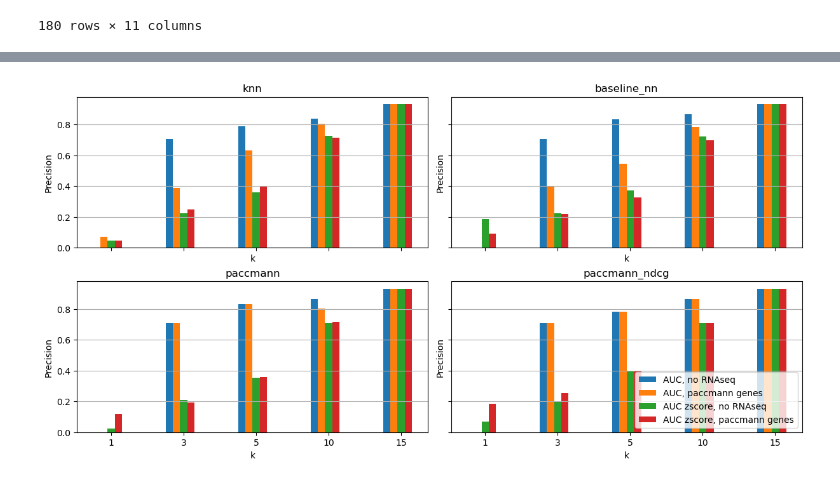
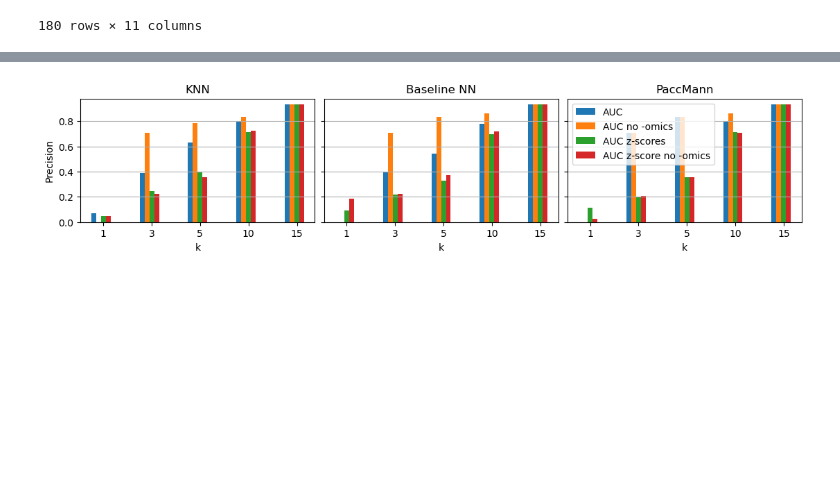
Before and after one commit to UroGenus/GDSC_Pancreatic_study, a Jupyter notebook: Pancreatic_models_evaluation.ipynb, the cells around one changed output, grey strips where cells are left out. Saved outputs shown, nothing was run; the diff lists cells and outputs as text; code cells hidden in the pictures; blank space fills up the shorter version.

```diff
--- a/Pancreatic_models_evaluation.ipynb
+++ b/Pancreatic_models_evaluation.ipynb
@@ -458,36 +479,39 @@ plt.savefig('figures/results/Pancreatic/Pancreatic_models_ranking_solo.png', fac
 # %%
-fig, axs = plt.subplots(nrows=2, ncols=2, figsize=(12,6), constrained_layout=True,
+fig, axs = plt.subplots(nrows=1, ncols=3, figsize=(11,2.5), constrained_layout=True,
                         sharey=True, sharex=True)
 axs = axs.ravel()
 
 X = ks
 X_axis = np.arange(len(X))
+X_lab = ['KNN', 'Baseline NN', 'PaccMann']
 
-for i, model in enumerate(['knn', 'baseline_nn', 'paccmann', 'paccmann_ndcg']):
+for i, model in enumerate(['knn', 'baseline_nn', 'paccmann']):
     model_ranking = ranking_res[(ranking_res.model == model) & (ranking_res['mode'] == 'gdsc_pan')]
 
+
     axs[i].bar(X_axis - 0.2, model_ranking[(model_ranking.drug_response == 'AUC')&
+                                           (model_ranking.genes == 'paccmann genes')].prec.values, 0.1,
+               label = 'AUC')
+    axs[i].bar(X_axis - 0.1, model_ranking[(model_ranking.drug_response == 'AUC')&
                                            (model_ranking.genes == 'no RNAseq')].prec.values, 0.1,
-               label = 'AUC, no RNAseq')
-    axs[i].bar(X_axis - 0.1, model_ranking[(model_ranking.drug_response == 'AUC')&
+               label = 'AUC no -omics')
+    axs[i].bar(X_axis + 0, model_ranking[(model_ranking.drug_response == 'AUC_zscore')&
                                            (model_ranking.genes == 'paccmann genes')].prec.values, 0.1,
-               label = 'AUC, paccmann genes')
-    axs[i].bar(X_axis - 0, model_ranking[(model_ranking.drug_response == 'AUC_zscore')&
+               label = 'AUC z-scores')
+    axs[i].bar(X_axis + 0.1, model_ranking[(model_ranking.drug_response == 'AUC_zscore')&
                                            (model_ranking.genes == 'no RNAseq')].prec.values, 0.1,
-               label = 'AUC zscore, no RNAseq')
-    axs[i].bar(X_axis + 0.1, model_ranking[(model_ranking.drug_response == 'AUC_zscore')&
-                                           (model_ranking.genes == 'paccmann genes')].prec.values, 0.1,
-               label = 'AUC zscore, paccmann genes')
-    axs[i].set_title(model)
+               label = 'AUC z-score no -omics')
+
+    axs[i].set_title(X_lab[i])
     axs[i].set_xticks(X_axis, X)
-    axs[i].set_ylabel("Precision")
+    if i in [0]: axs[i].set_ylabel("Precision")
     axs[i].set_xlabel("k")
     axs[i].grid(axis='y')
 
-    if i == 3:
-        axs[i].legend(loc = 'lower right')
+    if i == 2:
+        axs[i].legend(loc = 'upper left')
 
 
 plt.savefig('figures/results/Pancreatic/pancreatic_models_ranking_with_GDSC.png', facecolor = 'white', transparent = False, dpi=500)
 # %% [output]
-[figure, old version]
+[figure, new version]
```
Also changed, not shown: parts of 2 cells of this notebook, 38 other files.
